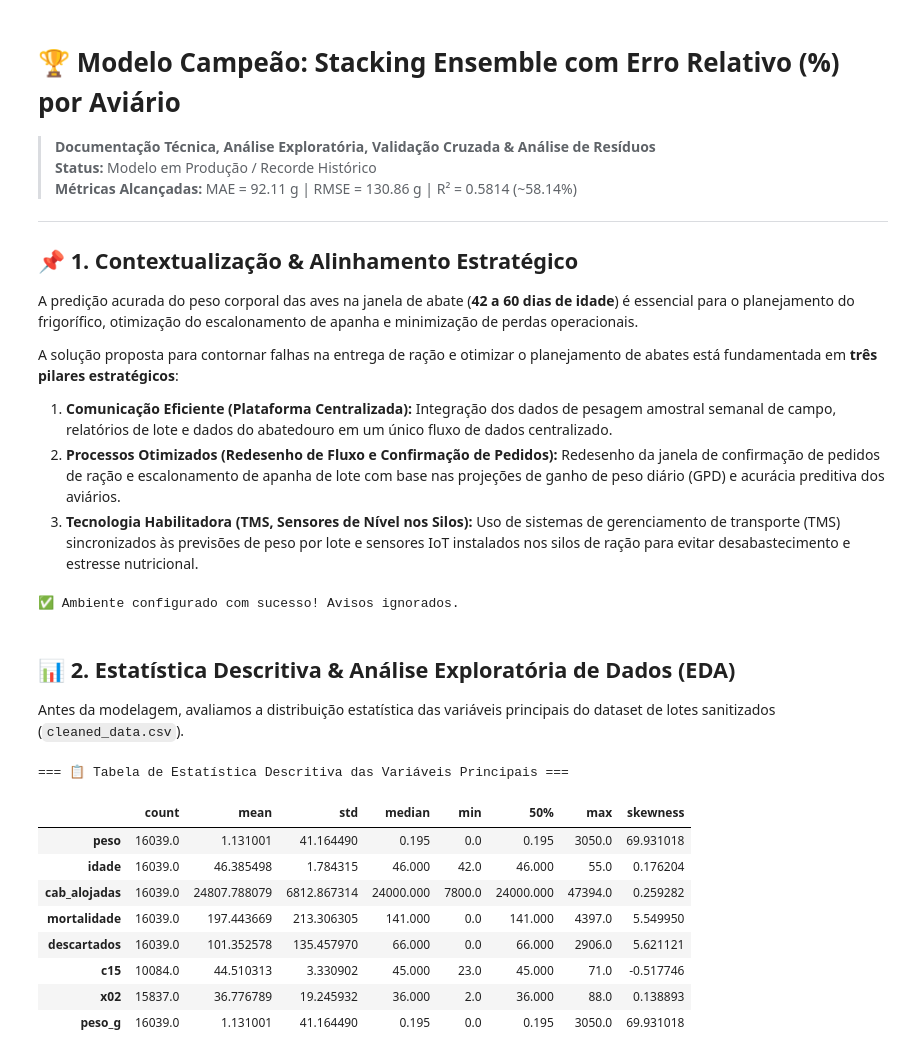
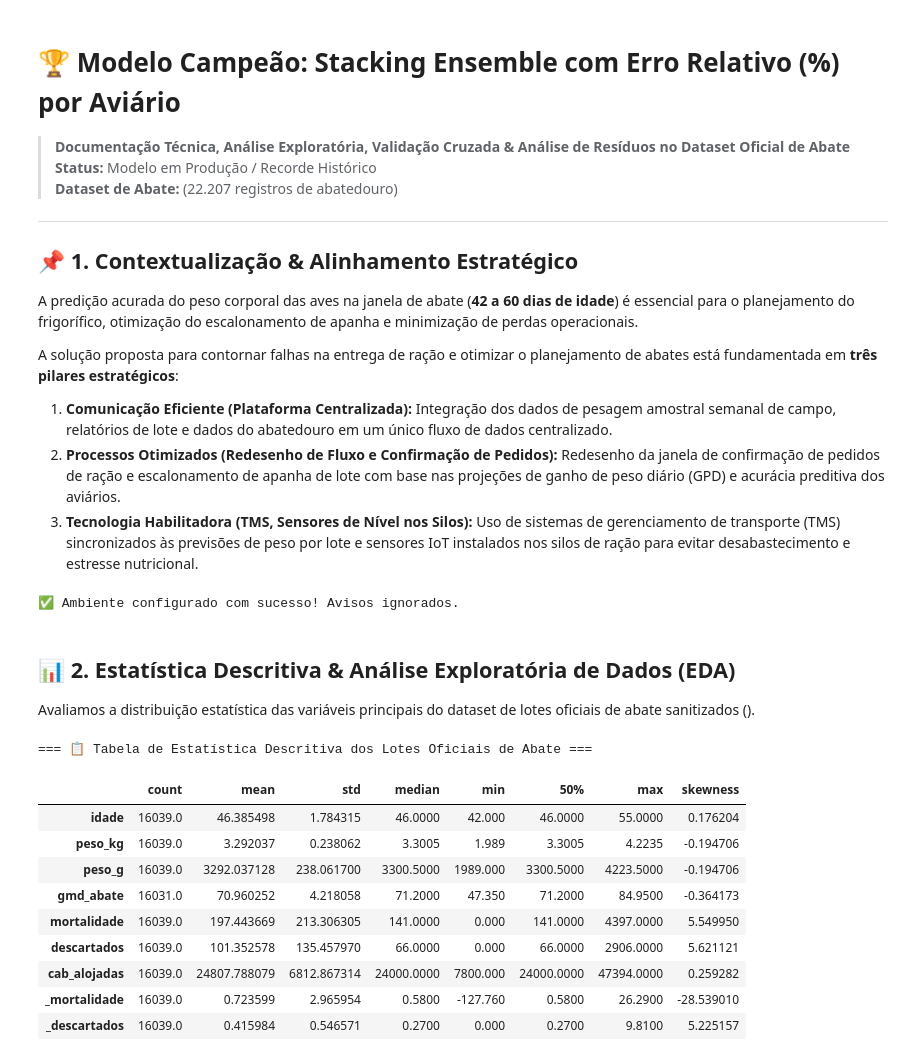
Before and after one commit to brunocorisco86/predicao_peso_mortalidade, a Jupyter notebook: notebooks/modelo_promissor_predicao_peso.ipynb, the cells around one changed output. Saved outputs shown, nothing was run; the diff lists cells and outputs as text; code cells hidden in the pictures.

```diff
--- a/notebooks/modelo_promissor_predicao_peso.ipynb
+++ b/notebooks/modelo_promissor_predicao_peso.ipynb
@@ -1,9 +1,9 @@
 # %% [markdown]
 # 🏆 Modelo Campeão: Stacking Ensemble com Erro Relativo (%) por Aviário
 
-> **Documentação Técnica, Análise Exploratória, Validação Cruzada & Análise de Resíduos**
+> **Documentação Técnica, Análise Exploratória, Validação Cruzada & Análise de Resíduos no Dataset Oficial de Abate**
 > **Status:** Modelo em Produção / Recorde Histórico
-> **Métricas Alcançadas:** MAE = 92.11 g | RMSE = 130.86 g | R² = 0.5814 (~58.14%)
+> **Dataset de Abate:**  (22.207 registros de abatedouro)
 
 ---
 
@@ -58,39 +60,33 @@ print("✅ Ambiente configurado com sucesso! Avisos ignorados.")
 # %% [markdown]
 ## 📊 2. Estatística Descritiva & Análise Exploratória de Dados (EDA)
 
-Antes da modelagem, avaliamos a distribuição estatística das variáveis principais do dataset de lotes sanitizados (`cleaned_data.csv`).
+Avaliamos a distribuição estatística das variáveis principais do dataset de lotes oficiais de abate sanitizados ().
 # %%
-# 📈 Carregamento de Dados e Estatística Descritiva
-unified_csv = os.path.join(project_root, 'data', 'processed', 'unified_data.csv')
-cleaned_csv = os.path.join(project_root, 'data', 'processed', 'cleaned_data.csv')
+# 📈 Carregamento de Dados e Estatística Descritiva no Dataset de Abate
+unified_csv = settings.UNIFIED_CSV_PATH
+cleaned_csv = os.path.join(settings.PROCESSED_DIR, 'cleaned_data.csv')
 
 df_clean = pd.read_csv(cleaned_csv, low_memory=False)
 
-# Converter variáveis numéricas
-numeric_cols = ['peso', 'idade', 'cab_alojadas', 'mortalidade', 'descartados', 'c15', 'x02']
-for col in numeric_cols:
-    if col in df_clean.columns:
-        df_clean[col] = pd.to_numeric(df_clean[col], errors='coerce')
+stats_cols = ['idade', 'peso_kg', 'peso_g', 'gmd_abate', 'mortalidade', 'descartados', 'cab_alojadas', '_mortalidade', '_descartados']
+existing_stats_cols = [c for c in stats_cols if c in df_clean.columns]
 
-# Criar coluna peso em gramas
-df_clean['peso_g'] = df_clean['peso'] * 1000.0 if df_clean['peso'].max() < 100 else df_clean['peso']
+desc_stats = df_clean[existing_stats_cols].describe().T
+desc_stats['median'] = df_clean[existing_stats_cols].median()
+desc_stats['skewness'] = df_clean[existing_stats_cols].skew()
+desc_stats['kurtosis'] = df_clean[existing_stats_cols].kurtosis()
 
-# Tabela de Estatística Descritiva
-stats_df = df_clean[numeric_cols + ['peso_g']].describe().T
-stats_df['median'] = df_clean[numeric_cols + ['peso_g']].median()
-stats_df['skewness'] = df_clean[numeric_cols + ['peso_g']].skew()
-stats_df['kurtosis'] = df_clean[numeric_cols + ['peso_g']].kurt()
-
-print("=== 📋 Tabela de Estatística Descritiva das Variáveis Principais ===")
-display(stats_df[['count', 'mean', 'std', 'median', 'min', '50%', 'max', 'skewness']])
+print("=== 📋 Tabela de Estatística Descritiva dos Lotes Oficiais de Abate ===")
+display(desc_stats[['count', 'mean', 'std', 'median', 'min', '50%', 'max', 'skewness']])
 # %% [output]
-=== 📋 Tabela de Estatística Descritiva das Variáveis Principais ===
+=== 📋 Tabela de Estatística Descritiva dos Lotes Oficiais de Abate ===
 |  | count | mean | std | median | min | 50% | max | skewness |
-| peso | 16039.0 | 1.131001 | 41.164490 | 0.195 | 0.0 | 0.195 | 3050.0 | 69.931018 |
-| idade | 16039.0 | 46.385498 | 1.784315 | 46.000 | 42.0 | 46.000 | 55.0 | 0.176204 |
-| cab_alojadas | 16039.0 | 24807.788079 | 6812.867314 | 24000.000 | 7800.0 | 24000.000 | 47394.0 | 0.259282 |
-| mortalidade | 16039.0 | 197.443669 | 213.306305 | 141.000 | 0.0 | 141.000 | 4397.0 | 5.549950 |
-| descartados | 16039.0 | 101.352578 | 135.457970 | 66.000 | 0.0 | 66.000 | 2906.0 | 5.621121 |
-| c15 | 10084.0 | 44.510313 | 3.330902 | 45.000 | 23.0 | 45.000 | 71.0 | -0.517746 |
-| x02 | 15837.0 | 36.776789 | 19.245932 | 36.000 | 2.0 | 36.000 | 88.0 | 0.138893 |
-| peso_g | 16039.0 | 1.131001 | 41.164490 | 0.195 | 0.0 | 0.195 | 3050.0 | 69.931018 |
+| idade | 16039.0 | 46.385498 | 1.784315 | 46.0000 | 42.000 | 46.0000 | 55.0000 | 0.176204 |
+| peso_kg | 16039.0 | 3.292037 | 0.238062 | 3.3005 | 1.989 | 3.3005 | 4.2235 | -0.194706 |
+| peso_g | 16039.0 | 3292.037128 | 238.061700 | 3300.5000 | 1989.000 | 3300.5000 | 4223.5000 | -0.194706 |
+| gmd_abate | 16031.0 | 70.960252 | 4.218058 | 71.2000 | 47.350 | 71.2000 | 84.9500 | -0.364173 |
+| mortalidade | 16039.0 | 197.443669 | 213.306305 | 141.0000 | 0.000 | 141.0000 | 4397.0000 | 5.549950 |
+| descartados | 16039.0 | 101.352578 | 135.457970 | 66.0000 | 0.000 | 66.0000 | 2906.0000 | 5.621121 |
+| cab_alojadas | 16039.0 | 24807.788079 | 6812.867314 | 24000.0000 | 7800.000 | 24000.0000 | 47394.0000 | 0.259282 |
+| _mortalidade | 16039.0 | 0.723599 | 2.965954 | 0.5800 | -127.760 | 0.5800 | 26.2900 | -28.539010 |
+| _descartados | 16039.0 | 0.415984 | 0.546571 | 0.2700 | 0.000 | 0.2700 | 9.8100 | 5.225157 |
```
Also changed, not shown: parts of 23 cells of this notebook, 1 other file.
